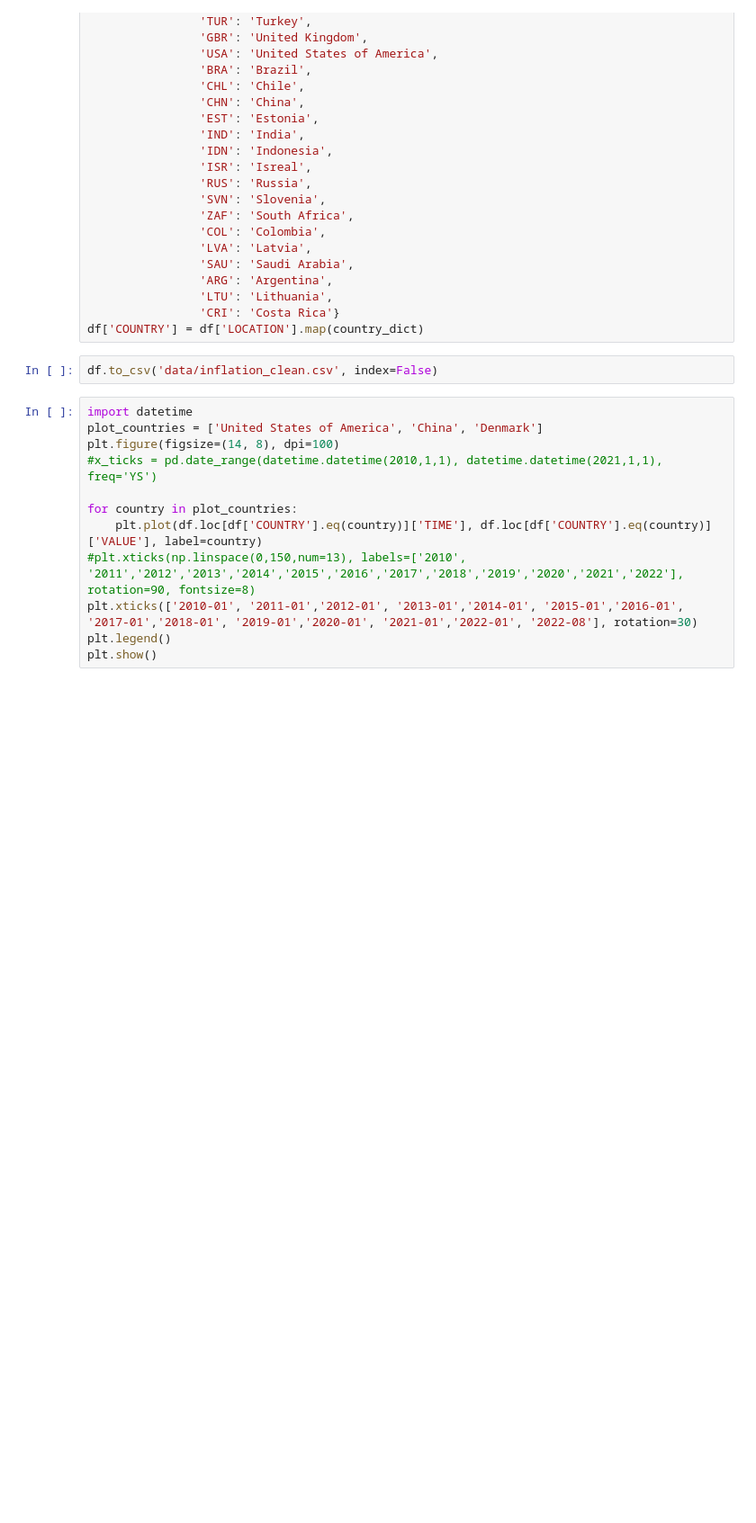
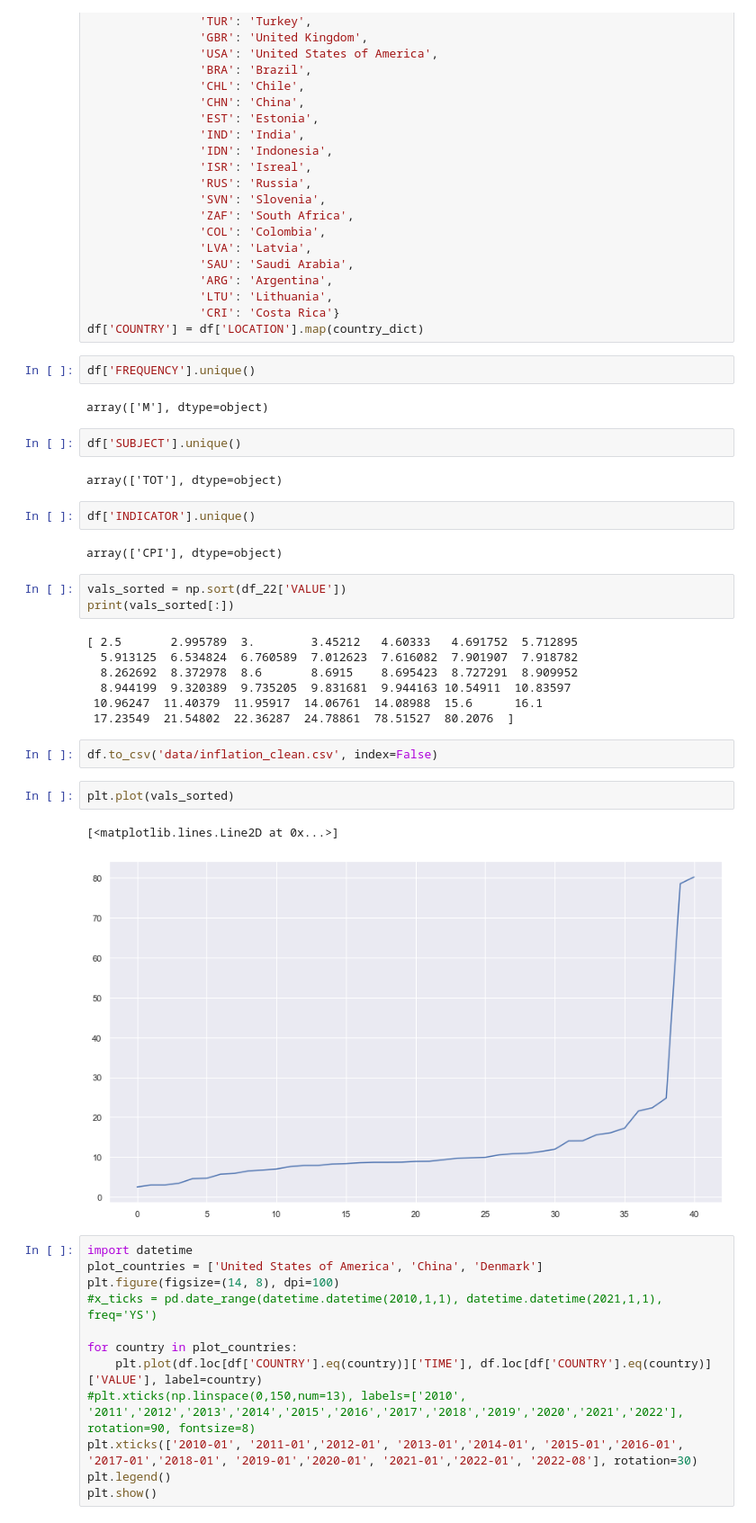
Before and after one commit to FenrisWulven/Data-Vis-Vegalite, a Jupyter notebook: Data_clean.ipynb, the cells around one changed output. Shown at 90% size. Cells and saved outputs as stored; diff of their text form; blank space fills up the shorter version.

```diff
--- a/Data_clean.ipynb
+++ b/Data_clean.ipynb
@@ -200,8 +200,35 @@ country_dict = {'AUT': 'Austria',
                 'LTU': 'Lithuania',
                 'CRI': 'Costa Rica'}
 df['COUNTRY'] = df['LOCATION'].map(country_dict)
+# %%
+df['FREQUENCY'].unique()
+# %% [output]
+array(['M'], dtype=object)
+# %%
+df['SUBJECT'].unique()
+# %% [output]
+array(['TOT'], dtype=object)
+# %%
+df['INDICATOR'].unique()
+# %% [output]
+array(['CPI'], dtype=object)
+# %%
+vals_sorted = np.sort(df_22['VALUE'])
+print(vals_sorted[:])
+# %% [output]
+[ 2.5       2.995789  3.        3.45212   4.60333   4.691752  5.712895
+  5.913125  6.534824  6.760589  7.012623  7.616082  7.901907  7.918782
+  8.262692  8.372978  8.6       8.6915    8.695423  8.727291  8.909952
+  8.944199  9.320389  9.735205  9.831681  9.944163 10.54911  10.83597
+ 10.96247  11.40379  11.95917  14.06761  14.08988  15.6      16.1
+ 17.23549  21.54802  22.36287  24.78861  78.51527  80.2076  ]
 # %%
 df.to_csv('data/inflation_clean.csv', index=False)
+# %%
+plt.plot(vals_sorted)
+# %% [output]
+[<matplotlib.lines.Line2D at 0x...>]
+[figure, added]
 # %%
 import datetime
 plot_countries = ['United States of America', 'China', 'Denmark']
```
Also changed, not shown: 4 other files.
